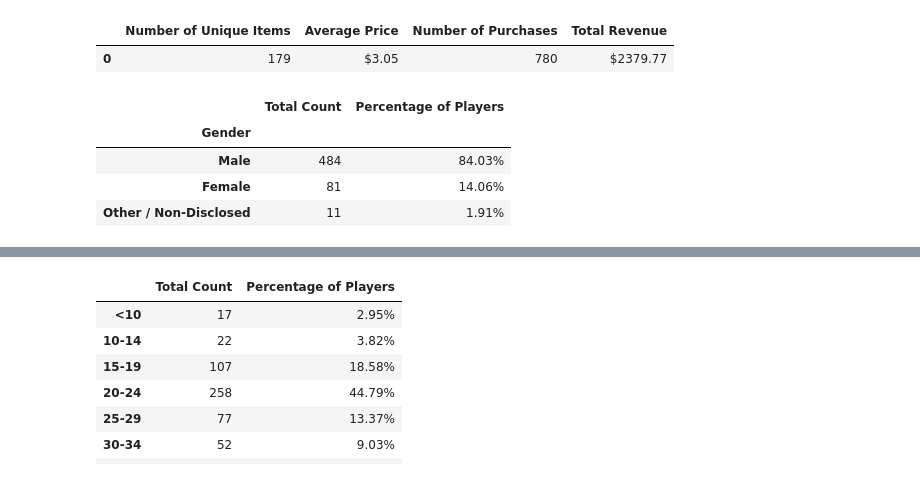
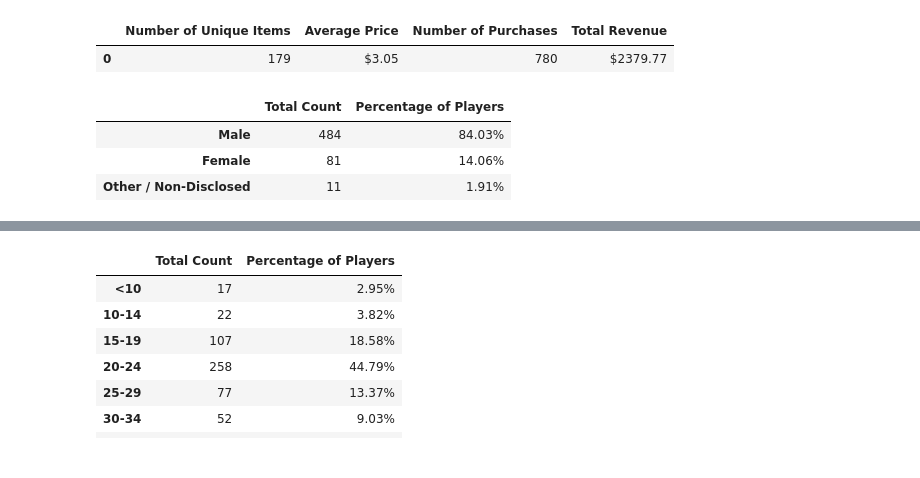
Before and after one commit to eliot1335/Heros-of-Pymoli--Pandas, a Jupyter notebook: HerosOfPymoli/HeroesOfPymoli.ipynb, the cells around one changed output, grey strips where cells are left out. Saved outputs shown, nothing was run; the diff lists cells and outputs as text; code cells hidden in the pictures.

```diff
--- a/HerosOfPymoli/HeroesOfPymoli.ipynb
+++ b/HerosOfPymoli/HeroesOfPymoli.ipynb
@@ -61,33 +61,29 @@ purchasing_analysis
 # %%
 # Gender Demographics
 # Percentage and Count of Male Players
 # Percentage and Count of Female Players
 # Percentage and Count of Other / Non-Disclosed
 
 
 no_duplicate_SN = purchase_df.copy() # I don't want to mess up the original raw data frame
 # create a new one but drop all the duplicated SNs while keeping corresponding values of other columns
 no_duplicate_SN.drop_duplicates(subset="SN", keep='first', inplace=True) # drop duplicated SN but keep the first one
 
 # collect all the needed values for creating the "Gender Demographics" summary table
 gender_count = no_duplicate_SN["Gender"].value_counts() # Total Count
 gender_percentage = gender_count / len(playerlist) * 100 # Percentage of Players
 
 # put all the element together, keys and values
-gender_demographics = pd.DataFrame({"Gender" : ["Male", "Female", "Other / Non-Disclosed"],
-                                    "Total Count":gender_count,
+gender_demographics = pd.DataFrame({"Total Count":gender_count,
                                     "Percentage of Players":gender_percentage})
 
 # then format using .map()
 gender_demographics["Percentage of Players"] = gender_demographics["Percentage of Players"].map("{:.2f}%".format)
 
-# create a header "Gender" for the index
-gender_demographics = gender_demographics.set_index(["Gender"])
 
 gender_demographics
 # %% [output]
 |  | Total Count | Percentage of Players |
-| Gender |  |  |
 | Male | 484 | 84.03% |
 | Female | 81 | 14.06% |
 | Other / Non-Disclosed | 11 | 1.91% |
```
Also changed, not shown: parts of 4 cells of this notebook, 1 other file.
